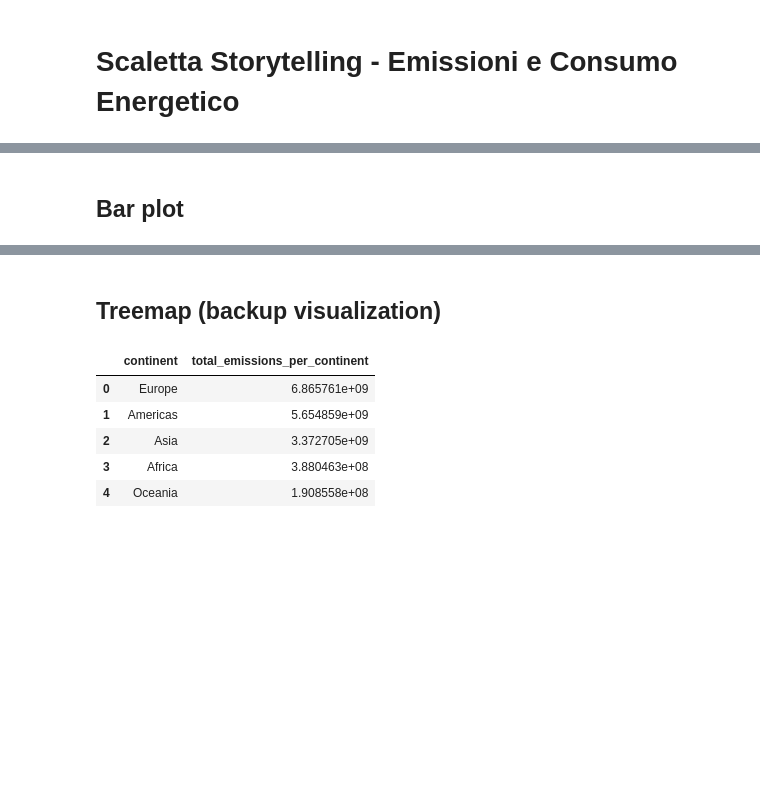
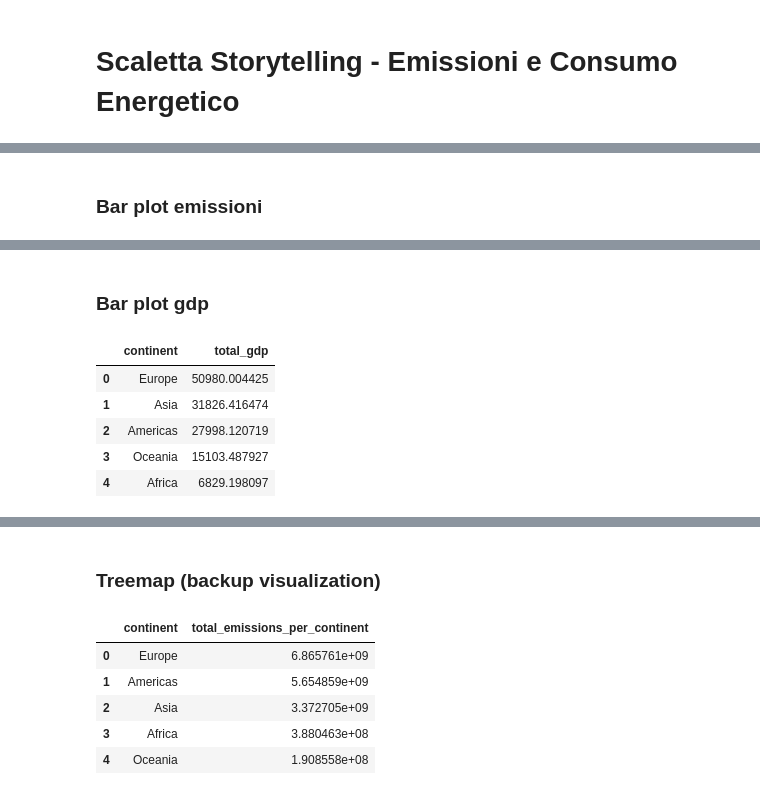
Before and after one commit to william-toscani/Data_Visualization_Project, a Jupyter notebook: Data_Viz_Project.ipynb, the cells around one changed output, grey strips where cells are left out. Drawn from its saved outputs; the diff is of its cells as text; code cells hidden in the pictures; blank space fills up the shorter version.

```diff
--- a/Data_Viz_Project.ipynb
+++ b/Data_Viz_Project.ipynb
@@ -400,7 +409,7 @@ fig.show()
 | 4 | 1978 | 1.857152e+10 |
 [interactive output not drawn]
 # %% [markdown]
-## Bar plot
+### Bar plot emissioni
 # %%
 combined_emissions_data = sql("""
 SELECT wc.continent AS Entity, SUM(er.emissions_total) AS emissions_total FROM emission_raw AS er
@@ -629,3 +638,62 @@ fig.show()
 | 3 | Americas | Rest of Americas | 2.289998e+09 |
 | 4 | Africa | Africa | 1.502099e+09 |
 [interactive output not drawn]
+# %% [markdown]
+### Bar plot gdp
+# %%
+gdp_rank = sql("""
+SELECT wc.continent, AVG(gdp_raw.ny_gdp_pcap_pp_kd) as total_gdp FROM gdp_raw
+INNER JOIN world_clean as wc ON gdp_raw.Code = wc.code
+WHERE year = 2024 AND wc.continent IS NOT NULL
+GROUP BY wc.continent
+ORDER BY total_gdp DESC
+""")
+
+display(gdp_rank.head())
+
+color_map = {
+    'Asia': px.colors.qualitative.Dark2[5],
+    'Africa': px.colors.qualitative.Dark2[6],
+    'Oceania': px.colors.qualitative.Dark2[0],
+    'Americas': px.colors.qualitative.Dark2[1],
+    'Europe': px.colors.qualitative.Dark2[2],
+}
+
+# Pre-format the text directly in the DataFrame for bar labels
+gdp_rank['formatted_text'] = '<b>' + (gdp_rank['total_gdp']/1e3).round(1).astype(str) + 'M </b>'
+
+fig = px.bar(gdp_rank.sort_values(by='total_gdp', ascending=True), # Sort for better visualization
+             x='total_gdp',
+             y='continent',
+             orientation='h',
+             title='<b>Average Gdp per capita ($) by Continent (2024)</b>',
+             text='formatted_text', # Use pre-formatted text column
+             color='continent', # Differentiate bars by continent
+             color_discrete_map=color_map
+            )
+
+# Set text font and template for all traces
+fig.update_traces(texttemplate='%{text}', textposition='inside', textfont=dict(size=24, family='Lekton', weight='bold')) # Use pre-formatted text, set font styles
+
+fig.update_layout(
+    yaxis=dict(showticklabels=True, showline=False, ticks='', tickfont=dict(size=20, weight='bold'), categoryorder='total ascending'), # Hide y-axis line/ticks, make labels bold
+    xaxis=dict(showticklabels=False, showline=False, ticks=''), # Hide x-axis labels, line and ticks
+    width=800,
+    height=800,
+    title_x=0.5,
+    title_font_size=32, # Larger title
+    font=dict(family='Lekton'), # Set font family to Lekton
+    xaxis_title_text='', # Remove x-axis title
+    yaxis_title_text='', # Remove y-axis title
+    showlegend=False, # Remove legend
+    template='plotly_white' # Set white background
+)
+
+fig.show()
+# %% [output]
+|  | continent | total_gdp |
+| 0 | Europe | 50980.004425 |
+| 1 | Asia | 31826.416474 |
+| 2 | Americas | 27998.120719 |
+| 3 | Oceania | 15103.487927 |
+| 4 | Africa | 6829.198097 |
@@ -632,5 +701,5 @@ fig.show()
 # %% [markdown]
-## Treemap (backup visualization)
+### Treemap (backup visualization)
 # %%
 emission_treemap_1974 = sql("""
 SELECT wc.continent, SUM(emissions_total) AS total_emissions_per_continent FROM emission_raw
```
Also changed, not shown: parts of 13 cells of this notebook.
